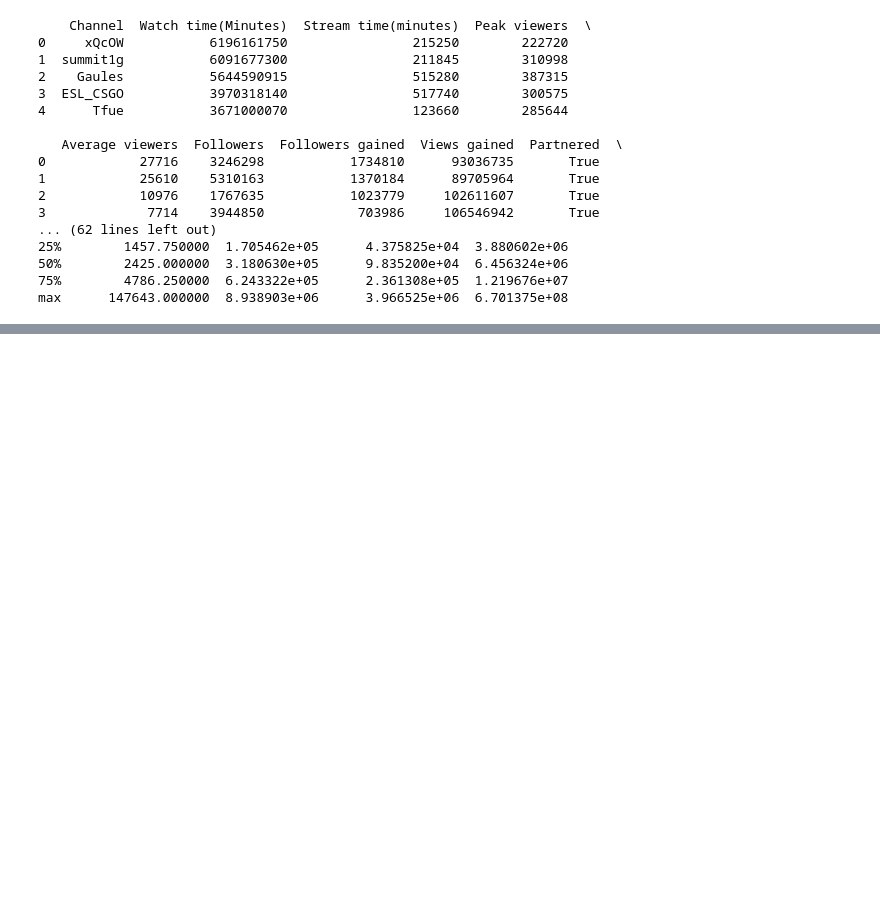
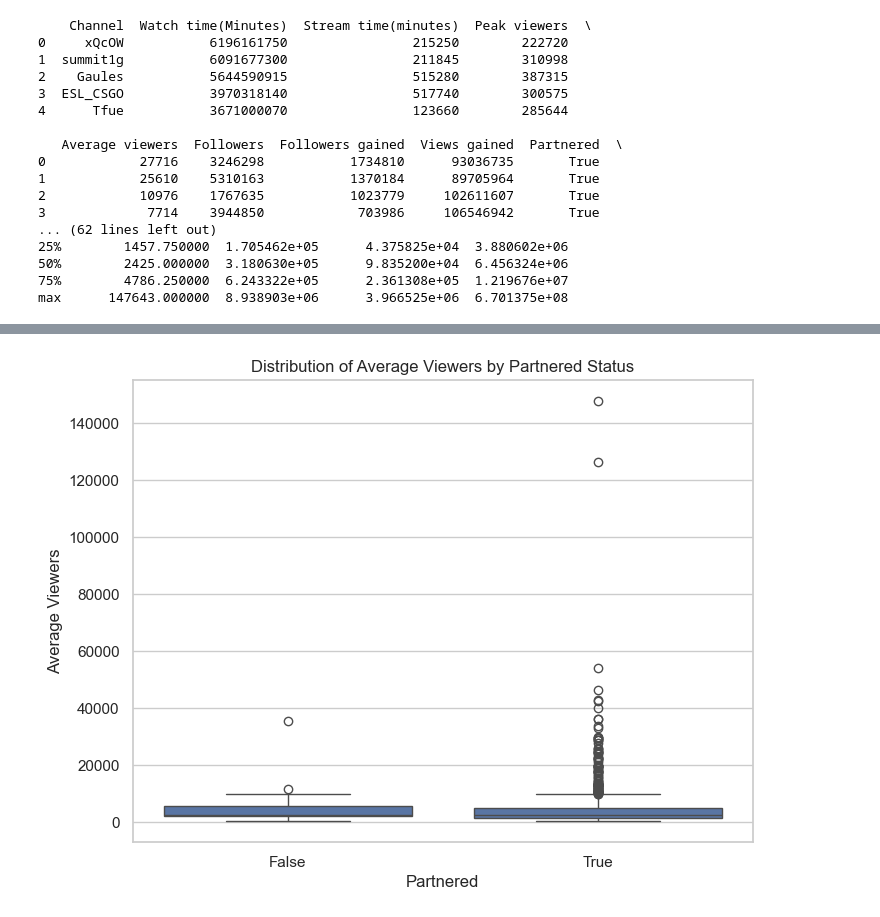
Before and after one commit to datasheng/CSC460-Azim-Rahat-HW, a Jupyter notebook: HW4/eda.ipynb, the cells around one changed output, grey strips where cells are left out. Saved outputs shown, nothing was run; the diff lists cells and outputs as text; code cells hidden in the pictures; blank space fills up the shorter version.

```diff
--- a/HW4/eda.ipynb
+++ b/HW4/eda.ipynb
@@ -102,0 +189,10 @@ _IncompleteInputError: incomplete input (282285168.py, line 7)
+# %%
+# box plot for distribution of average viewers by Partnered status
+plt.figure(figsize=(8, 6))
+sns.boxplot(x='Partnered', y='Average viewers', data=df)
+plt.title('Distribution of Average Viewers by Partnered Status')
+plt.xlabel('Partnered')
+plt.ylabel('Average Viewers')
+plt.show()
+# %% [output]
+[figure, added]
```
Also changed, not shown: parts of 8 cells of this notebook.
